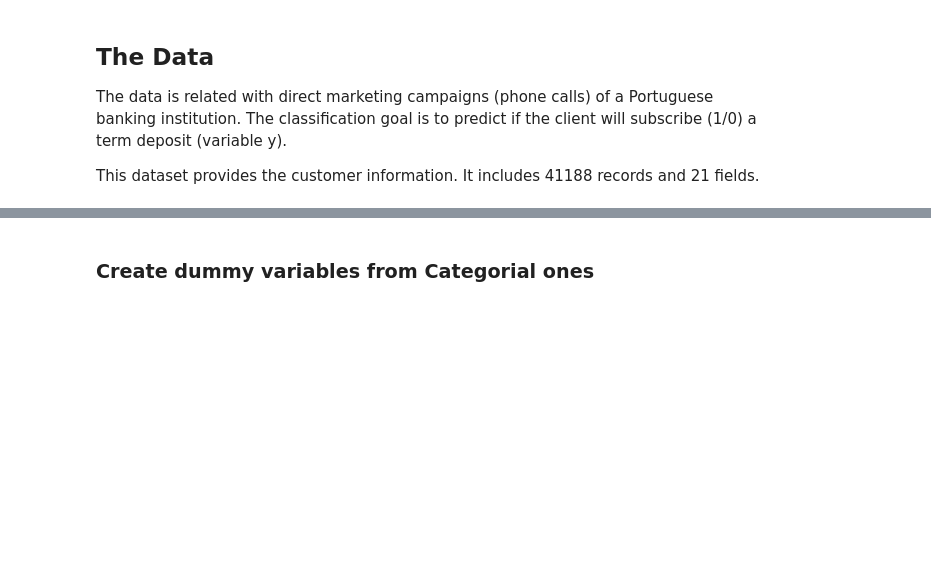
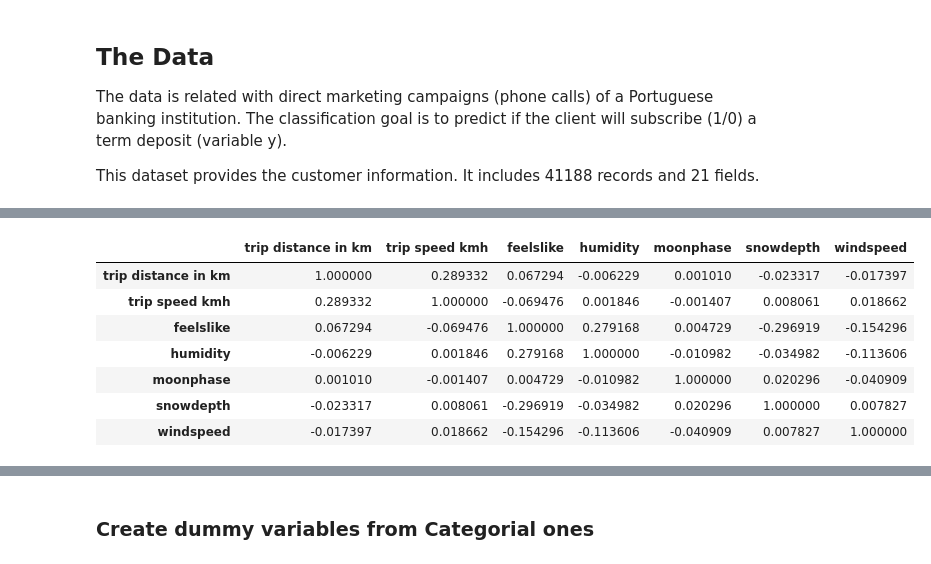
Before and after one commit to jawerg/citi, a Jupyter notebook: logistic-regression.ipynb, the cells around one changed output, grey strips where cells are left out. Cells and saved outputs as stored; diff of their text form; code cells hidden in the pictures; blank space fills up the shorter version.

```diff
--- a/logistic-regression.ipynb
+++ b/logistic-regression.ipynb
@@ -30,3 +27,15 @@ print(list(data.columns))
+# %%
+data = data.drop('conditions', axis=1) # remove ineffective column
+data.corr()
+# %% [output]
+|  | trip distance in km | trip speed kmh | feelslike | humidity | moonphase | snowdepth | windspeed |
+| trip distance in km | 1.000000 | 0.289332 | 0.067294 | -0.006229 | 0.001010 | -0.023317 | -0.017397 |
+| trip speed kmh | 0.289332 | 1.000000 | -0.069476 | 0.001846 | -0.001407 | 0.008061 | 0.018662 |
+| feelslike | 0.067294 | -0.069476 | 1.000000 | 0.279168 | 0.004729 | -0.296919 | -0.154296 |
+| humidity | -0.006229 | 0.001846 | 0.279168 | 1.000000 | -0.010982 | -0.034982 | -0.113606 |
+| moonphase | 0.001010 | -0.001407 | 0.004729 | -0.010982 | 1.000000 | 0.020296 | -0.040909 |
+| snowdepth | -0.023317 | 0.008061 | -0.296919 | -0.034982 | 0.020296 | 1.000000 | 0.007827 |
+| windspeed | -0.017397 | 0.018662 | -0.154296 | -0.113606 | -0.040909 | 0.007827 | 1.000000 |
 # %%
 data.head()
 # %% [output]
```
Also changed, not shown: parts of 10 cells of this notebook, 6 other files.
